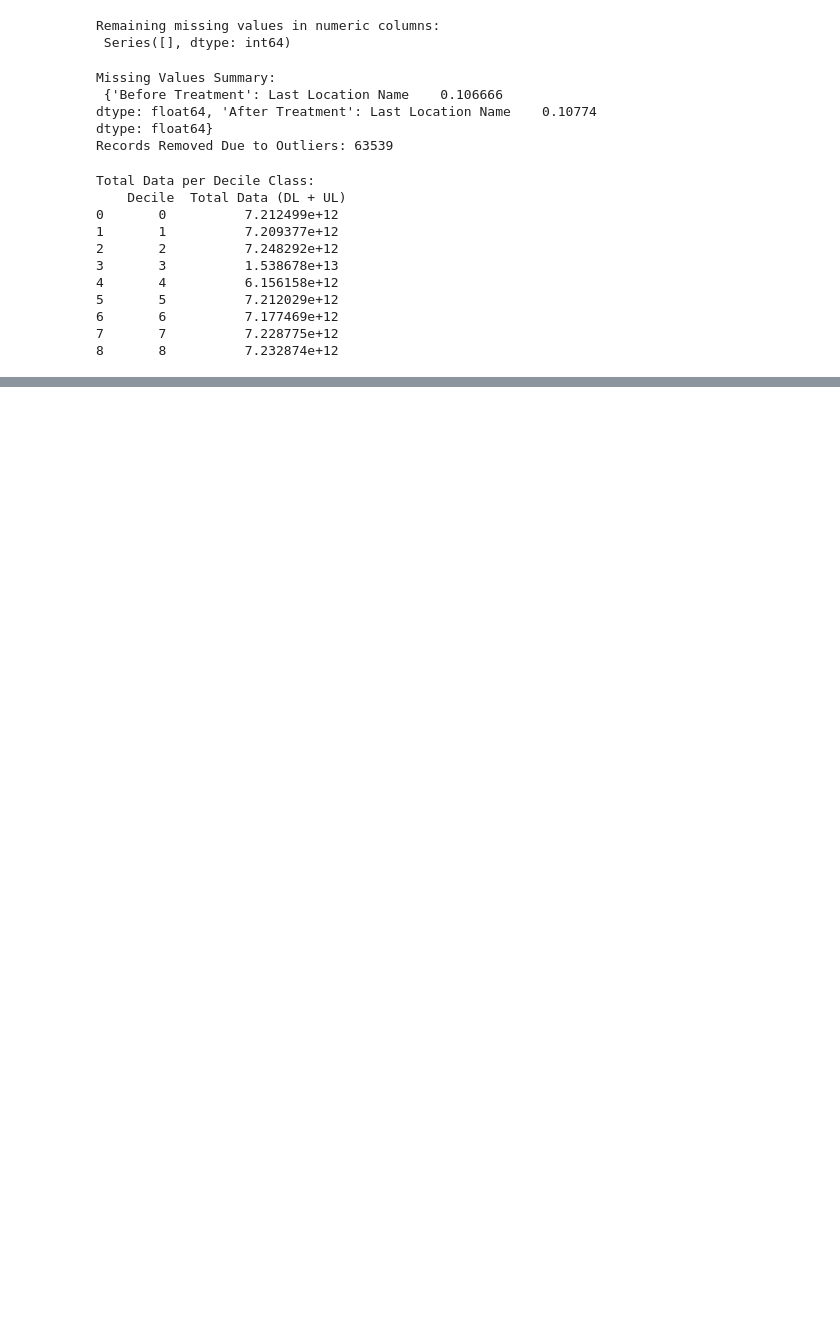
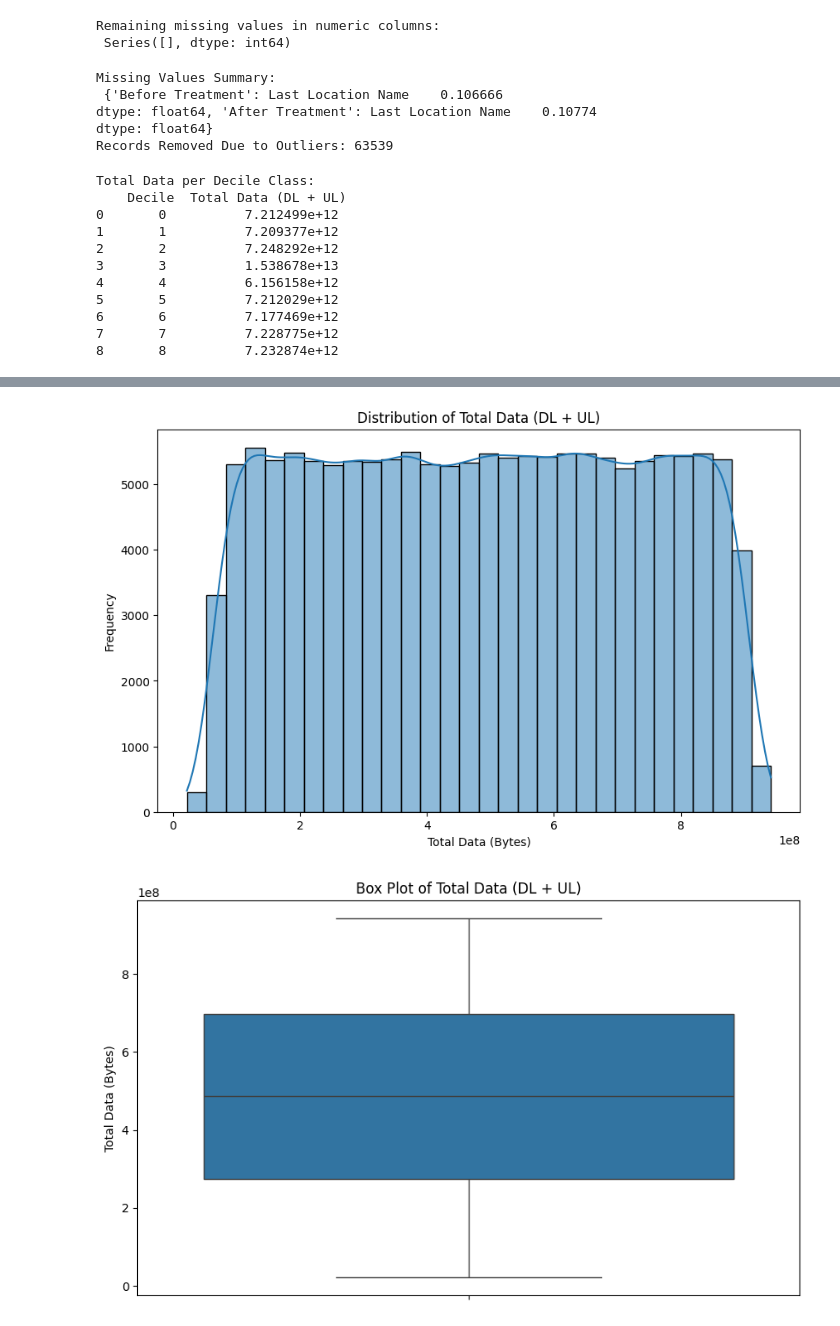
Before and after one commit to medhanittes/Business_Need, a Jupyter notebook: scripts/postgres_load.ipynb, the cells around one changed output, grey strips where cells are left out. Saved outputs shown, nothing was run; the diff lists cells and outputs as text; code cells hidden in the pictures; blank space fills up the shorter version.

```diff
--- a/scripts/postgres_load.ipynb
+++ b/scripts/postgres_load.ipynb
@@ -411,0 +435,18 @@ Total Data per Decile Class:
+# %%
+# Histogram for Total Data
+plt.figure(figsize=(10, 6))
+sns.histplot(df['Total Data'], bins=30, kde=True)
+plt.title('Distribution of Total Data (DL + UL)')
+plt.xlabel('Total Data (Bytes)')
+plt.ylabel('Frequency')
+plt.show()
+
+# Box Plot for Total Data
+plt.figure(figsize=(10, 6))
+sns.boxplot(y=df['Total Data'])
+plt.title('Box Plot of Total Data (DL + UL)')
+plt.ylabel('Total Data (Bytes)')
+plt.show()
+# %% [output]
+[figure, added]
+[figure, added]
```
Also changed, not shown: parts of 6 cells of this notebook.
